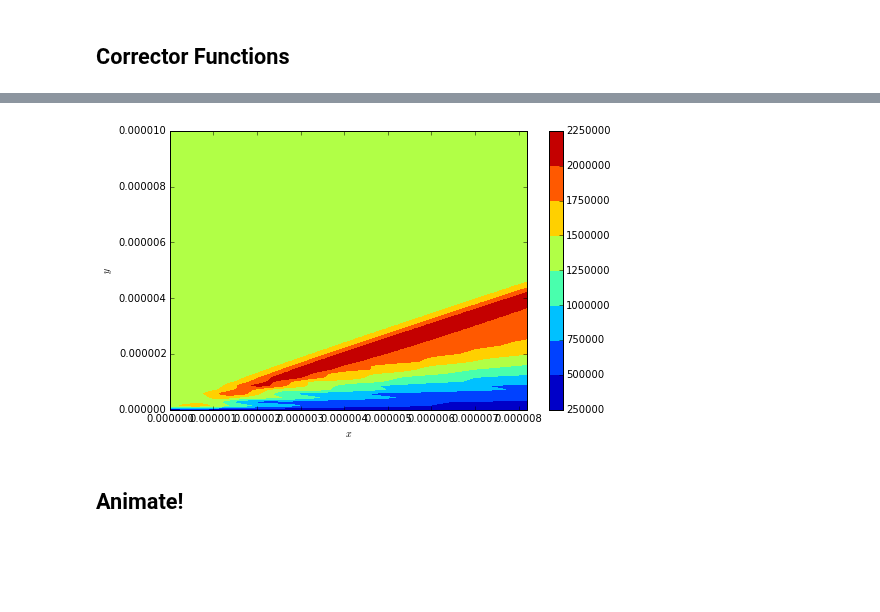
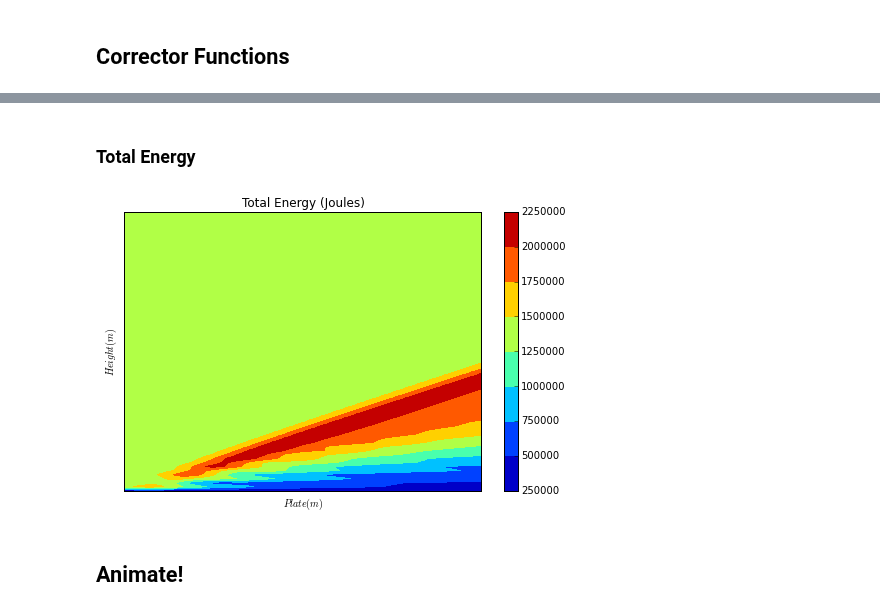
Before and after one commit to numerical-mooc/assignment-bank-2015, a Jupyter notebook: lgmartinez1/project_11_22.ipynb, the cells around one changed output, grey strips where cells are left out. Saved outputs shown, nothing was run; the diff lists cells and outputs as text; code cells hidden in the pictures; blank space fills up the shorter version.

```diff
--- a/lgmartinez1/project_11_22.ipynb
+++ b/lgmartinez1/project_11_22.ipynb
@@ -627,11 +675,15 @@ pyplot.colorbar();
+# %% [markdown]
+### Total Energy
 # %%
 pyplot.figure(figsize=(8,5))
 pyplot.contourf(my,mx,US[-1,3,:,:])
-pyplot.xlabel('$x$')
-pyplot.ylabel('$y$')
-pyplot.colorbar();
+pyplot.xticks([]), pyplot.yticks([])
+pyplot.xlabel('$Plate (m)$')
+pyplot.ylabel('$Height (m)$')
+pyplot.colorbar()
+pyplot.title('Total Energy (Joules)');
 # %% [output]
-[figure, old version]
+[figure, new version]
 # %% [markdown]
 ## Animate!
 # %%
```
Also changed, not shown: parts of 51 cells of this notebook.
